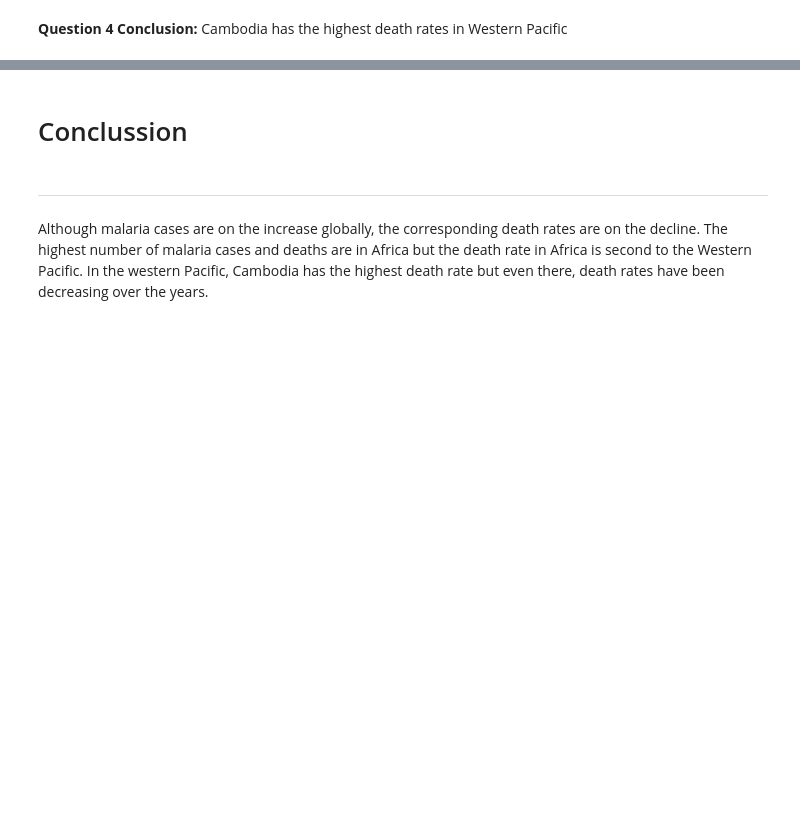
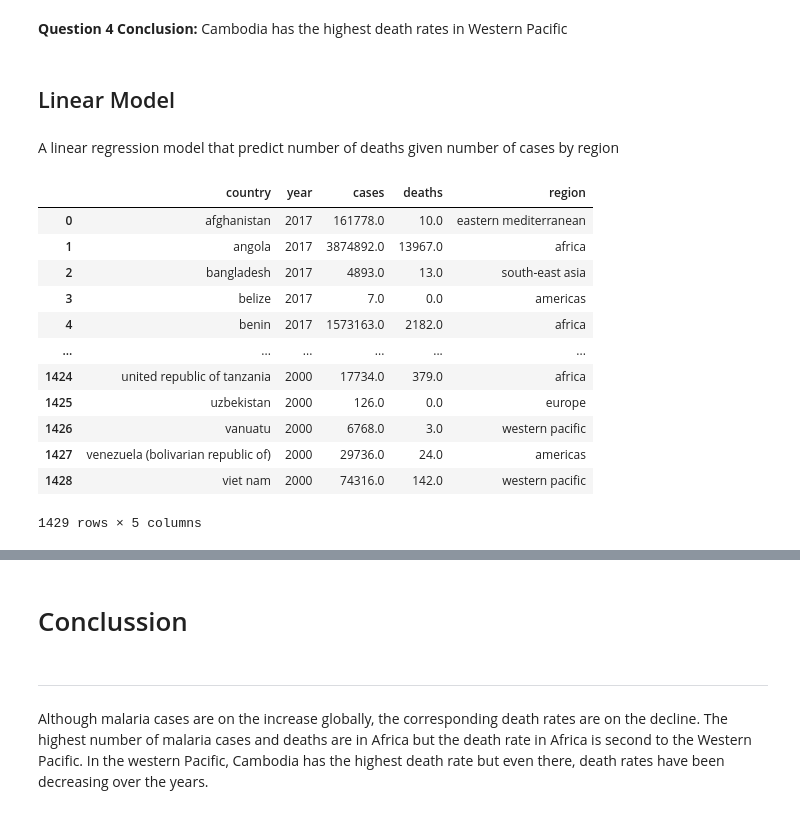
Before and after one commit to sani3/Malaria, a Jupyter notebook: Malaria (2000 - 2017).ipynb, the cells around one changed output, grey strips where cells are left out. Drawn from its saved outputs; the diff is of its cells as text; code cells hidden in the pictures; blank space fills up the shorter version.

Commit message:
Updated file
Included a univariate linear model

```diff
--- a/Malaria (2000 - 2017).ipynb
+++ b/Malaria (2000 - 2017).ipynb
@@ -534,3 +537,23 @@ with mpl.style.context(style):
 [figure]
 # %% [markdown]
 **Question 4 Conclusion:** Cambodia has the highest death rates in Western Pacific
+# %% [markdown]
+## Linear Model
+# %% [markdown]
+A linear regression model that predict number of deaths given number of cases by region
+# %%
+malaria
+# %% [output]
+|  | country | year | cases | deaths | region |
+| 0 | afghanistan | 2017 | 161778.0 | 10.0 | eastern mediterranean |
+| 1 | angola | 2017 | 3874892.0 | 13967.0 | africa |
+| 2 | bangladesh | 2017 | 4893.0 | 13.0 | south-east asia |
+| 3 | belize | 2017 | 7.0 | 0.0 | americas |
+| 4 | benin | 2017 | 1573163.0 | 2182.0 | africa |
+| ... | ... | ... | ... | ... | ... |
+| 1424 | united republic of tanzania | 2000 | 17734.0 | 379.0 | africa |
+| 1425 | uzbekistan | 2000 | 126.0 | 0.0 | europe |
+| 1426 | vanuatu | 2000 | 6768.0 | 3.0 | western pacific |
+| 1427 | venezuela (bolivarian republic of) | 2000 | 29736.0 | 24.0 | americas |
+| 1428 | viet nam | 2000 | 74316.0 | 142.0 | western pacific |
+1429 rows × 5 columns
```
Also changed, not shown: parts of 16 cells of this notebook.
